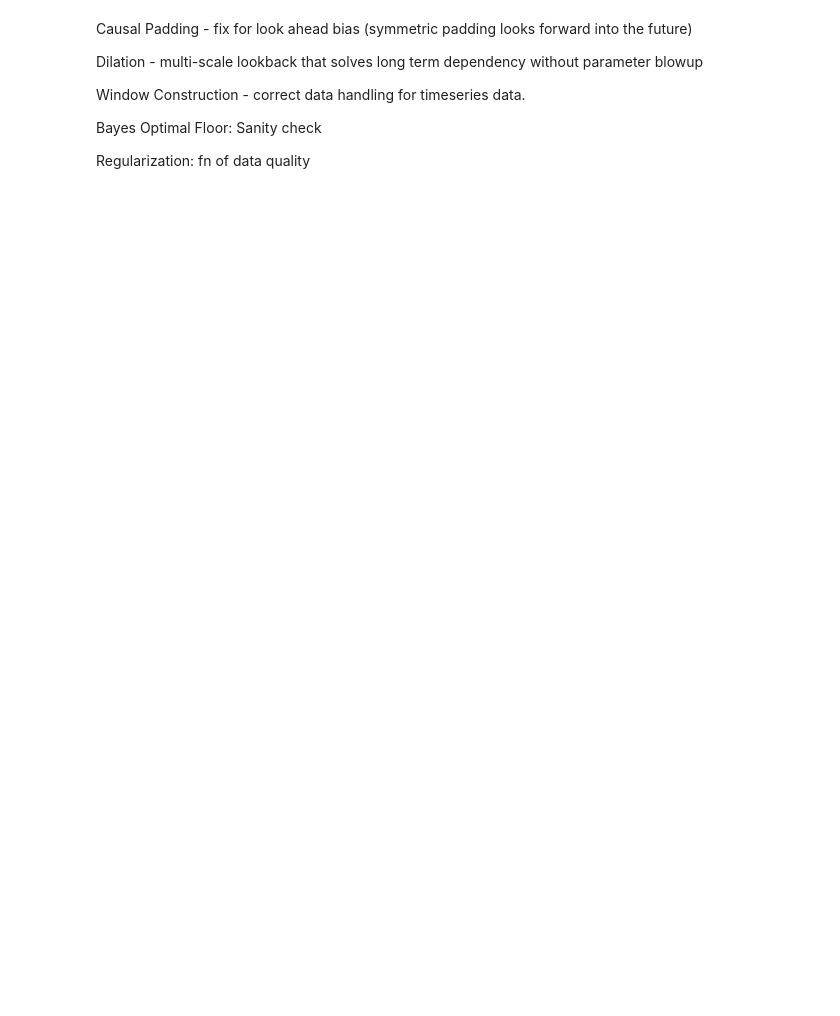
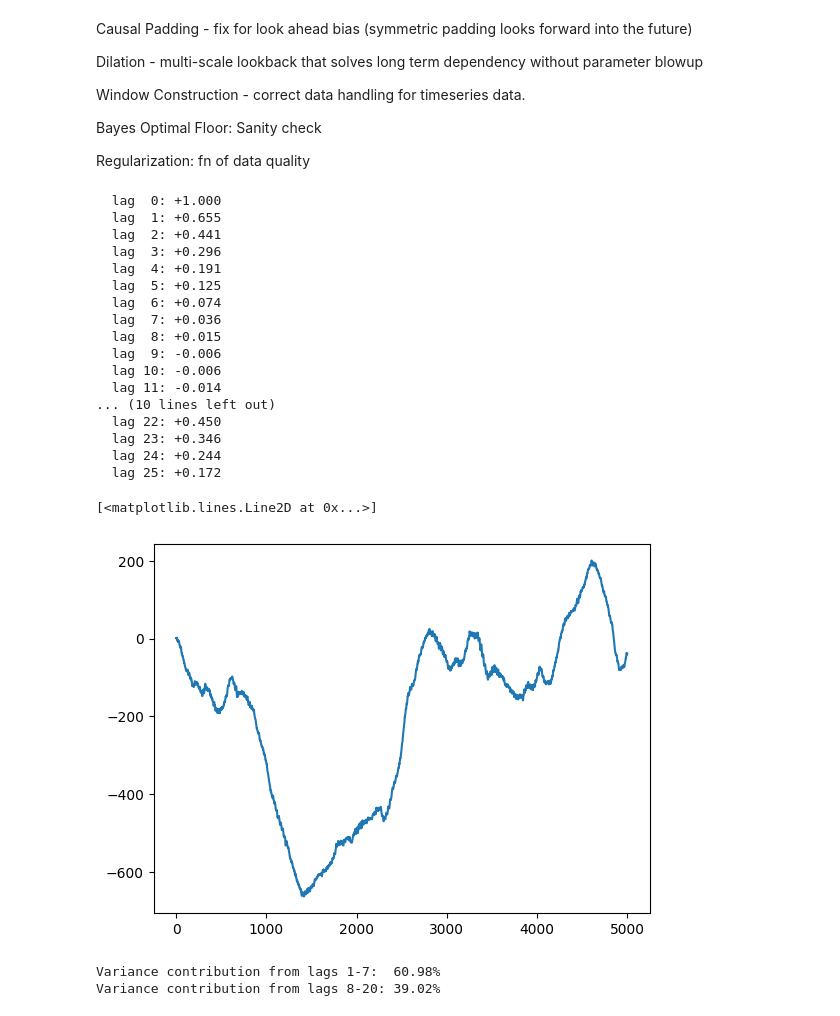
Before and after one commit to alfarasjb/ML, a Jupyter notebook: pytorch/causal-cnn.ipynb, the cells around one changed output. Drawn from its saved outputs; the diff is of its cells as text; code cells hidden in the pictures; blank space fills up the shorter version.

```diff
--- a/pytorch/causal-cnn.ipynb
+++ b/pytorch/causal-cnn.ipynb
@@ -289,3 +289,53 @@ Window Construction - correct data handling for timeseries data.
 Bayes Optimal Floor: Sanity check
 
 Regularization: fn of data quality
+# %%
+# with dilation
+np.random.seed(67)
+n = 5000
+sigma = 1.0
+
+phi = np.zeros(20)
+phi[0] = 0.5    # strong recent
+phi[19] = 0.4   # strong distant, with no smooth path connecting it
+
+y = np.zeros(n)
+y[:20] = np.random.randn(20) * sigma
+
+for t in range(20, n):
+    eps = np.random.randn() * sigma
+    y[t] = np.dot(phi, y[t-20:t][::-1]) + eps
+
+# Verify ACF — should now show big spikes at lag 1 and lag 20, not uniform
+from statsmodels.tsa.stattools import acf
+acf_vals = acf(y, nlags=25)
+for i, v in enumerate(acf_vals):
+    print(f"  lag {i:2d}: {v:+.3f}")
+
+plt.plot(y.cumsum())
+# %% [output]
+  lag  0: +1.000
+  lag  1: +0.655
+  lag  2: +0.441
+  lag  3: +0.296
+  lag  4: +0.191
+  lag  5: +0.125
+  lag  6: +0.074
+  lag  7: +0.036
+  lag  8: +0.015
+  lag  9: -0.006
+  lag 10: -0.006
+  lag 11: -0.014
+... (10 lines left out)
+  lag 22: +0.450
+  lag 23: +0.346
+  lag 24: +0.244
+  lag 25: +0.172
+[<matplotlib.lines.Line2D at 0x...>]
+[figure, added]
+# %%
+print(f"Variance contribution from lags 1-7:  {(phi[:7]**2).sum() / (phi**2).sum():.2%}")
+print(f"Variance contribution from lags 8-20: {(phi[7:]**2).sum() / (phi**2).sum():.2%}")
+# %% [output]
+Variance contribution from lags 1-7:  60.98%
+Variance contribution from lags 8-20: 39.02%
```
Also changed, not shown: parts of 15 cells of this notebook.
